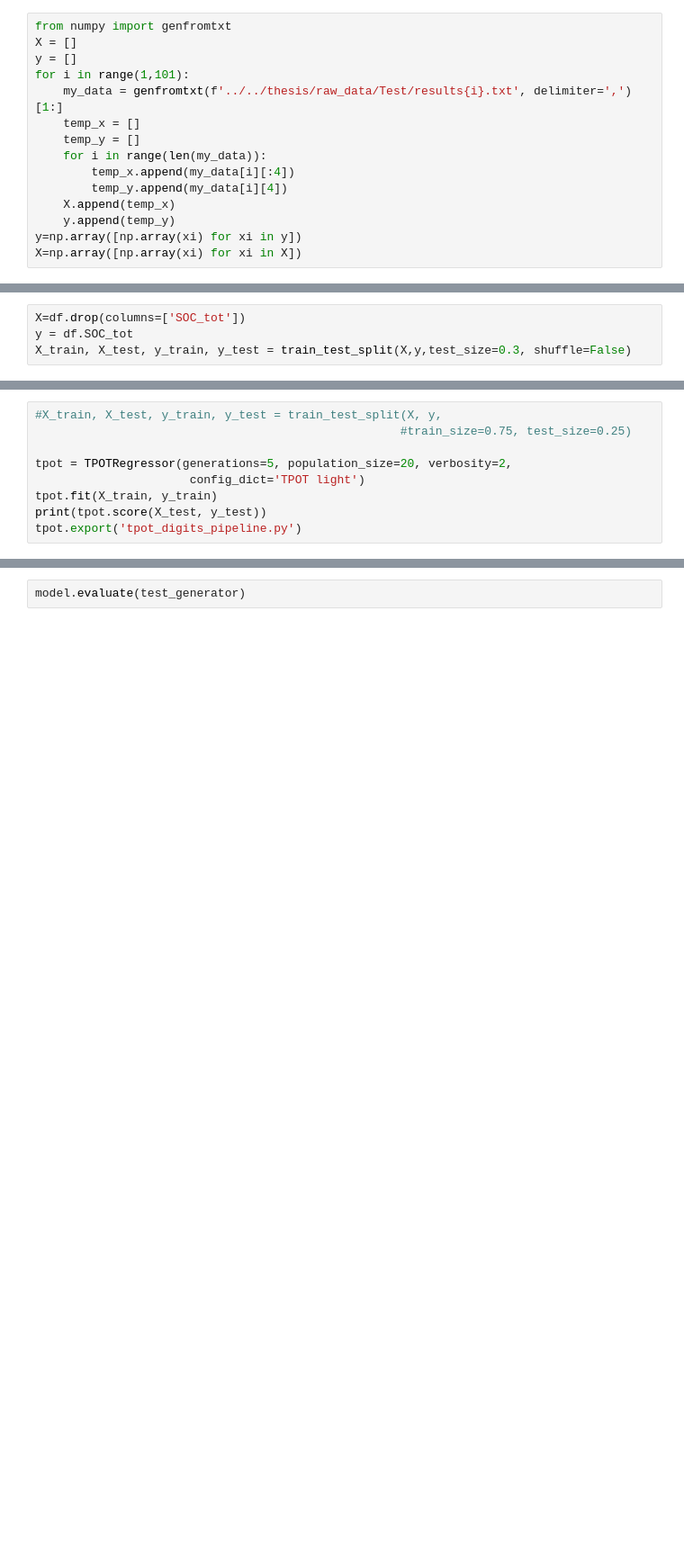
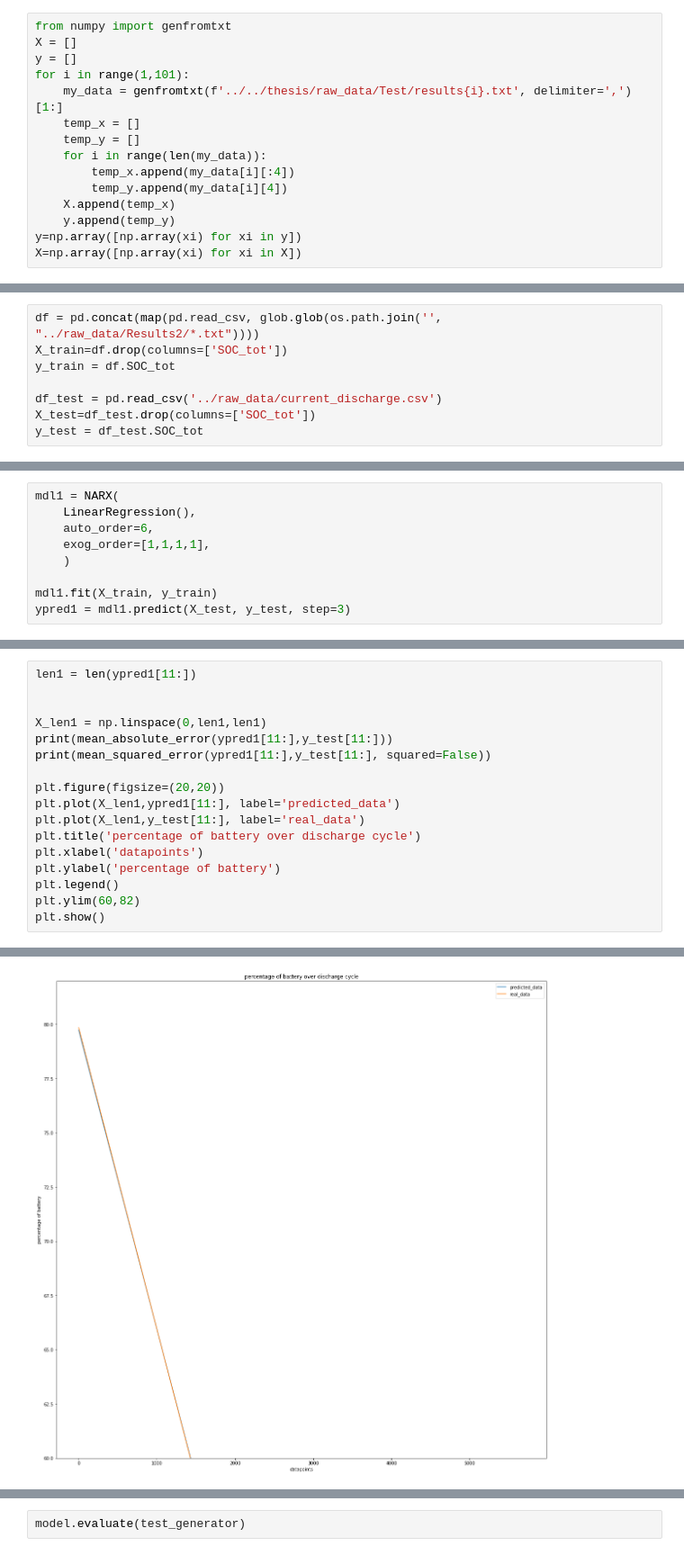
Before and after one commit to pierredm1/4th-Year-Imperial-Thesis, a Jupyter notebook: notebooks/NARX Test.ipynb, the cells around one changed output, grey strips where cells are left out. Shown at 90% size. Cells and saved outputs as stored; diff of their text form; blank space fills up the shorter version.

```diff
--- a/notebooks/NARX Test.ipynb
+++ b/notebooks/NARX Test.ipynb
@@ -72,4 +54,8 @@ from tpot import TPOTRegressor
 # %%
-X=df.drop(columns=['SOC_tot'])
-y = df.SOC_tot
-X_train, X_test, y_train, y_test = train_test_split(X,y,test_size=0.3, shuffle=False)
+df = pd.concat(map(pd.read_csv, glob.glob(os.path.join('', "../raw_data/Results2/*.txt"))))
+X_train=df.drop(columns=['SOC_tot'])
+y_train = df.SOC_tot
+
+df_test = pd.read_csv('../raw_data/current_discharge.csv')
+X_test=df_test.drop(columns=['SOC_tot'])
+y_test = df_test.SOC_tot
@@ -109,9 +97,0 @@ ValueError: The number of columns of X must be the same as the length of exog_or
-# %%
-#X_train, X_test, y_train, y_test = train_test_split(X, y,
-                                                    #train_size=0.75, test_size=0.25)
-
-tpot = TPOTRegressor(generations=5, population_size=20, verbosity=2,
-                      config_dict='TPOT light')
-tpot.fit(X_train, y_train)
-print(tpot.score(X_test, y_test))
-tpot.export('tpot_digits_pipeline.py')
@@ -124,0 +98,9 @@ RuntimeError: A pipeline has not yet been optimized. Please call fit() first.
+# %%
+mdl1 = NARX(
+    LinearRegression(),
+    auto_order=6,
+    exog_order=[1,1,1,1],
+    )
+
+mdl1.fit(X_train, y_train)
+ypred1 = mdl1.predict(X_test, y_test, step=3)
@@ -124,0 +126,18 @@ RuntimeError: A pipeline has not yet been optimized. Please call fit() first.
+# %%
+len1 = len(ypred1[11:])
+
+
+X_len1 = np.linspace(0,len1,len1)
+print(mean_absolute_error(ypred1[11:],y_test[11:]))
+print(mean_squared_error(ypred1[11:],y_test[11:], squared=False))
+
+plt.figure(figsize=(20,20))
+plt.plot(X_len1,ypred1[11:], label='predicted_data')
+plt.plot(X_len1,y_test[11:], label='real_data')
+plt.title('percentage of battery over discharge cycle')
+plt.xlabel('datapoints')
+plt.ylabel('percentage of battery')
+plt.legend()
+plt.ylim(60,82)
+plt.show()
+# %% [output]
@@ -124,0 +155 @@ RuntimeError: A pipeline has not yet been optimized. Please call fit() first.
+[figure, added]
```
Also changed, not shown: parts of 10 cells of this notebook.
